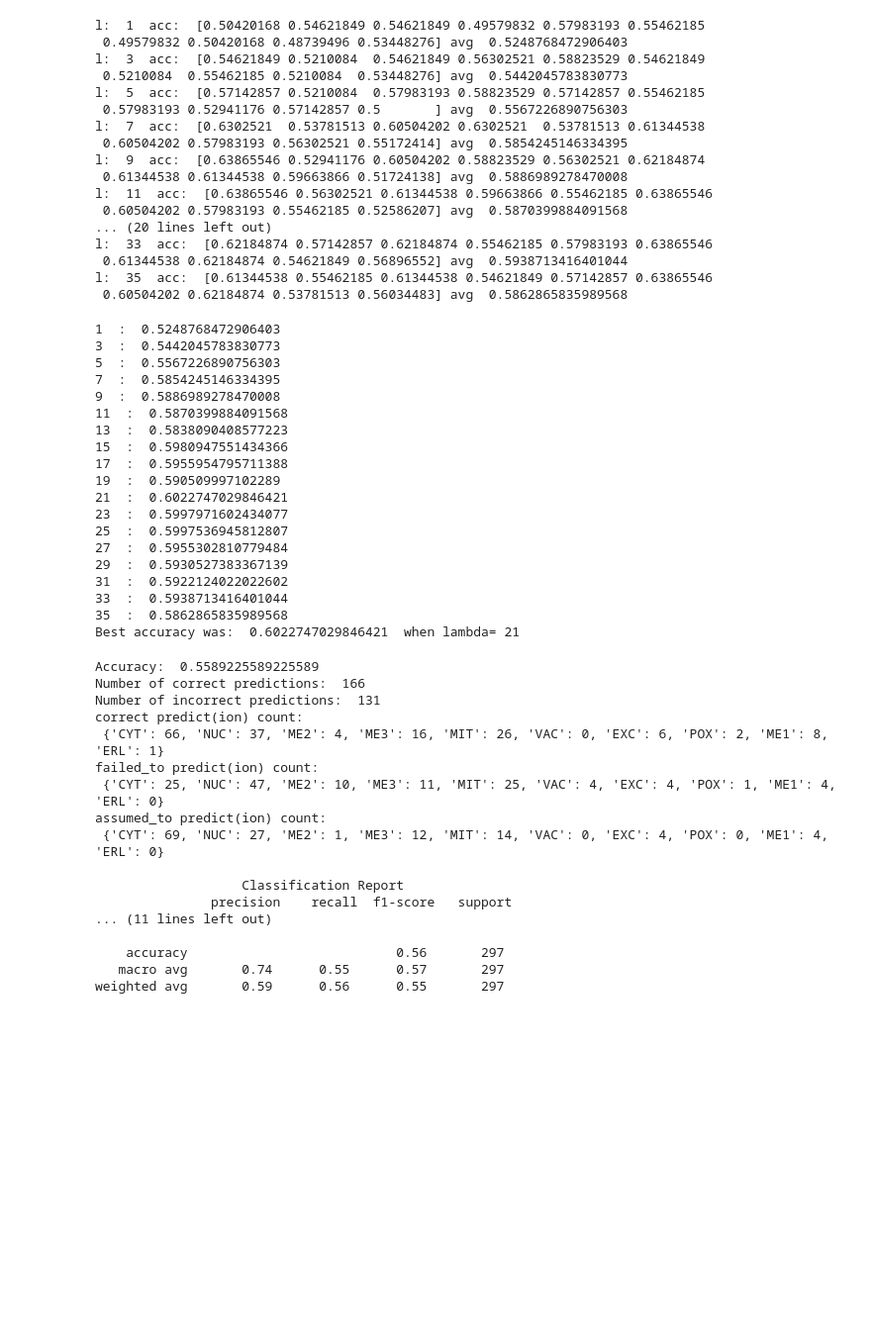
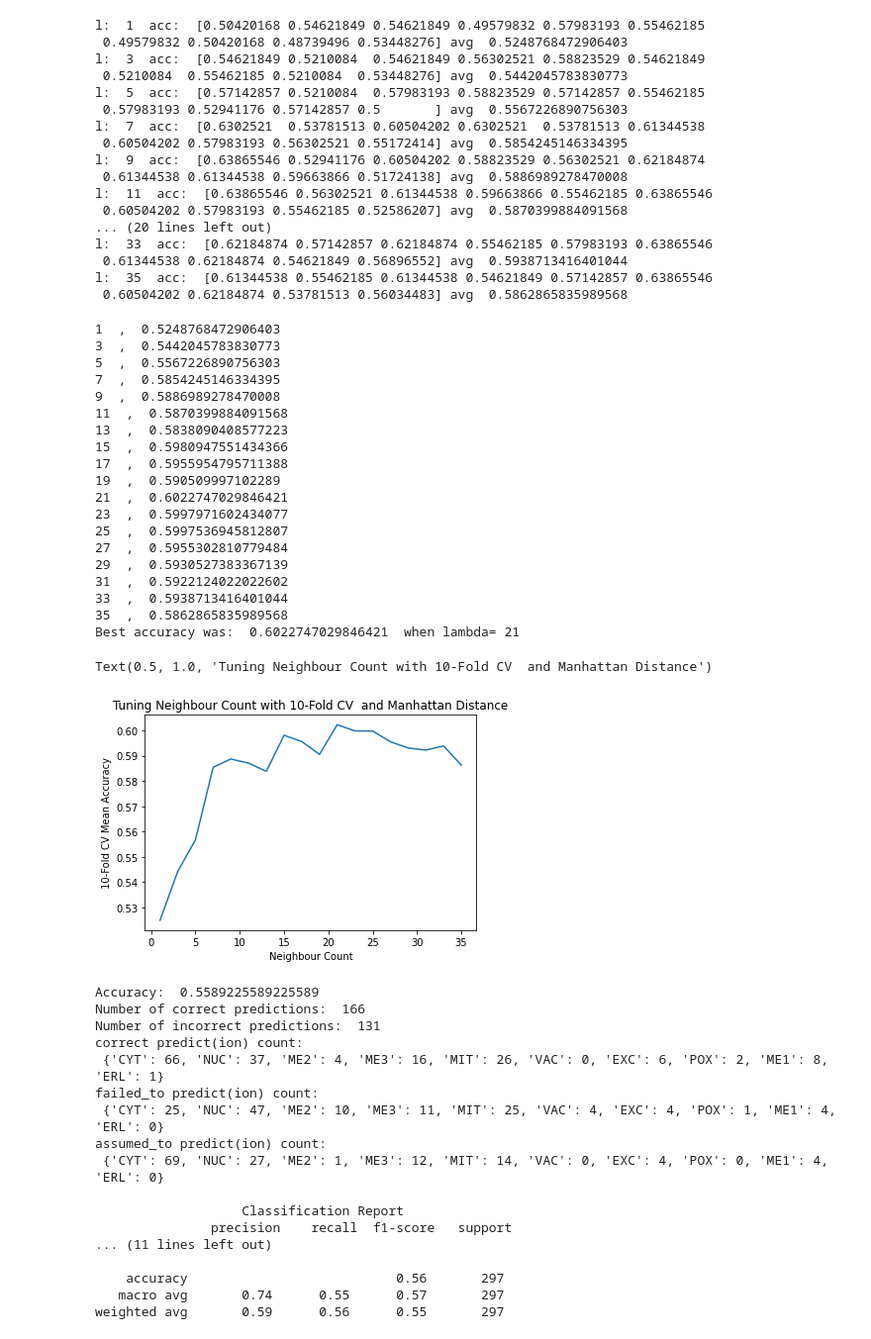
Before and after one commit to HikmetSimsir/EEE-485-Project, a Jupyter notebook: knn.ipynb, the cells around one changed output. Shown: that part at 99% size. Cells and saved outputs as stored; diff of their text form; code cells hidden in the pictures; blank space fills up the shorter version.

```diff
--- a/knn.ipynb
+++ b/knn.ipynb
@@ -250,34 +250,44 @@ l:  35  acc:  [0.61344538 0.55462185 0.61344538 0.54621849 0.57142857 0.63865546
 # %%
 man_best_l = -1
 man_best_acc = 0
+man_x=[]
+man_y=[]
 for l, arr in man_cv.items():
     m =np.mean(arr)
     if  m> man_best_acc:
         man_best_l, man_best_acc = l, m
-    print(l, " : ",m)
+    print(l, " , ",m)
+    man_x.append(l)
+    man_y.append(m)
 
 print("Best accuracy was: ", man_best_acc, " when lambda=", man_best_l)
-#print(np.argmax(man_cv))
+
+plt.plot(man_x,man_y)
+plt.xlabel("Neighbour Count")
+plt.ylabel("10-Fold CV Mean Accuracy")
+plt.title("Tuning Neighbour Count with 10-Fold CV  and Manhattan Distance")
 # %% [output]
-1  :  0.5248768472906403
-3  :  0.5442045783830773
-5  :  0.5567226890756303
-7  :  0.5854245146334395
-9  :  0.5886989278470008
-11  :  0.5870399884091568
-13  :  0.5838090408577223
-15  :  0.5980947551434366
-17  :  0.5955954795711388
-19  :  0.590509997102289
-21  :  0.6022747029846421
-23  :  0.5997971602434077
-25  :  0.5997536945812807
-27  :  0.5955302810779484
-29  :  0.5930527383367139
-31  :  0.5922124022022602
-33  :  0.5938713416401044
-35  :  0.5862865835989568
+1  ,  0.5248768472906403
+3  ,  0.5442045783830773
+5  ,  0.5567226890756303
+7  ,  0.5854245146334395
+9  ,  0.5886989278470008
+11  ,  0.5870399884091568
+13  ,  0.5838090408577223
+15  ,  0.5980947551434366
+17  ,  0.5955954795711388
+19  ,  0.590509997102289
+21  ,  0.6022747029846421
+23  ,  0.5997971602434077
+25  ,  0.5997536945812807
+27  ,  0.5955302810779484
+29  ,  0.5930527383367139
+31  ,  0.5922124022022602
+33  ,  0.5938713416401044
+35  ,  0.5862865835989568
 Best accuracy was:  0.6022747029846421  when lambda= 21
+Text(0.5, 1.0, 'Tuning Neighbour Count with 10-Fold CV  and Manhattan Distance')
+[figure, added]
 # %%
 measure(X_train, Y_train, X_test, Y_test, neigbour_count=man_best_l, algorithm="manhattan")
 # %% [output]
```
Also changed, not shown: parts of 2 cells of this notebook.
